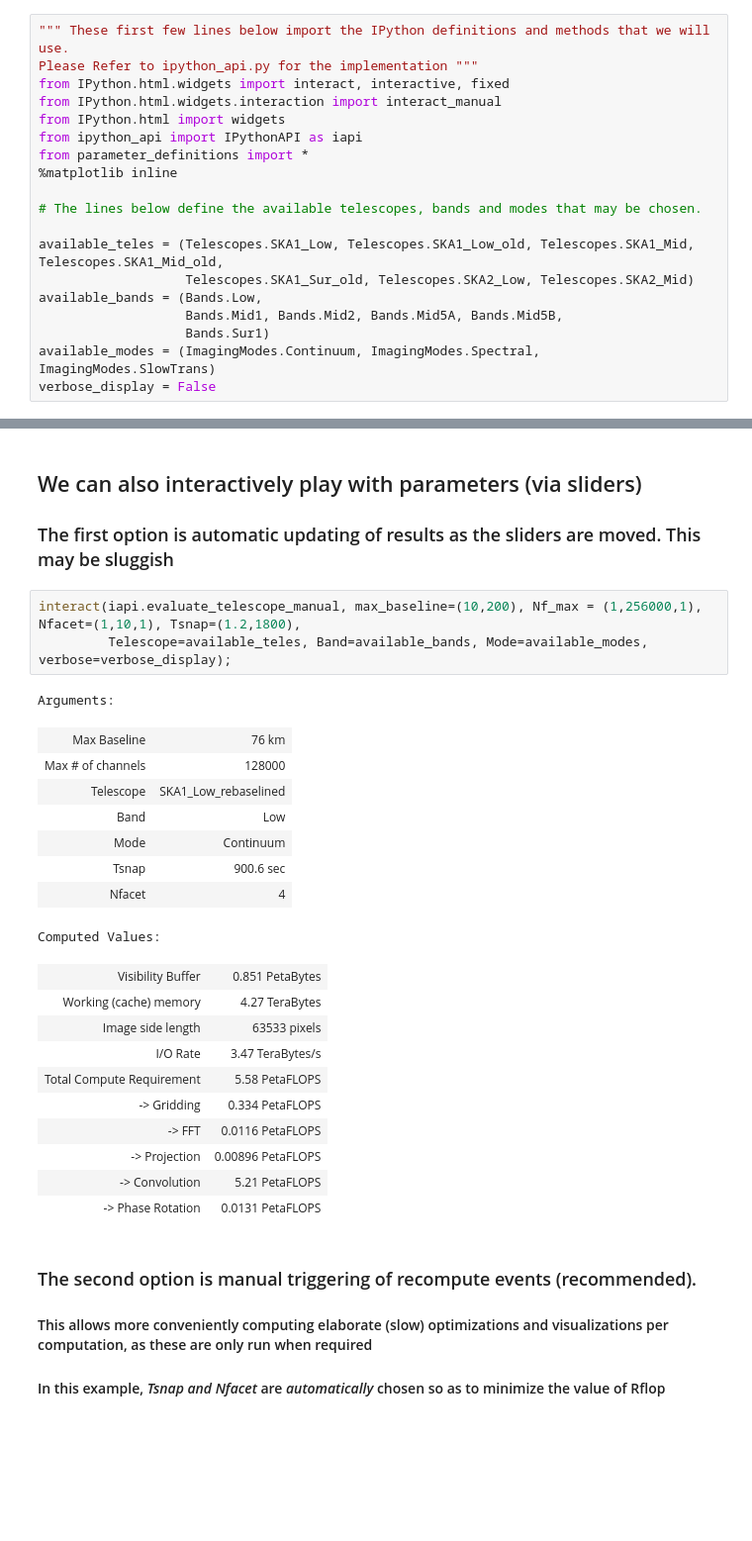
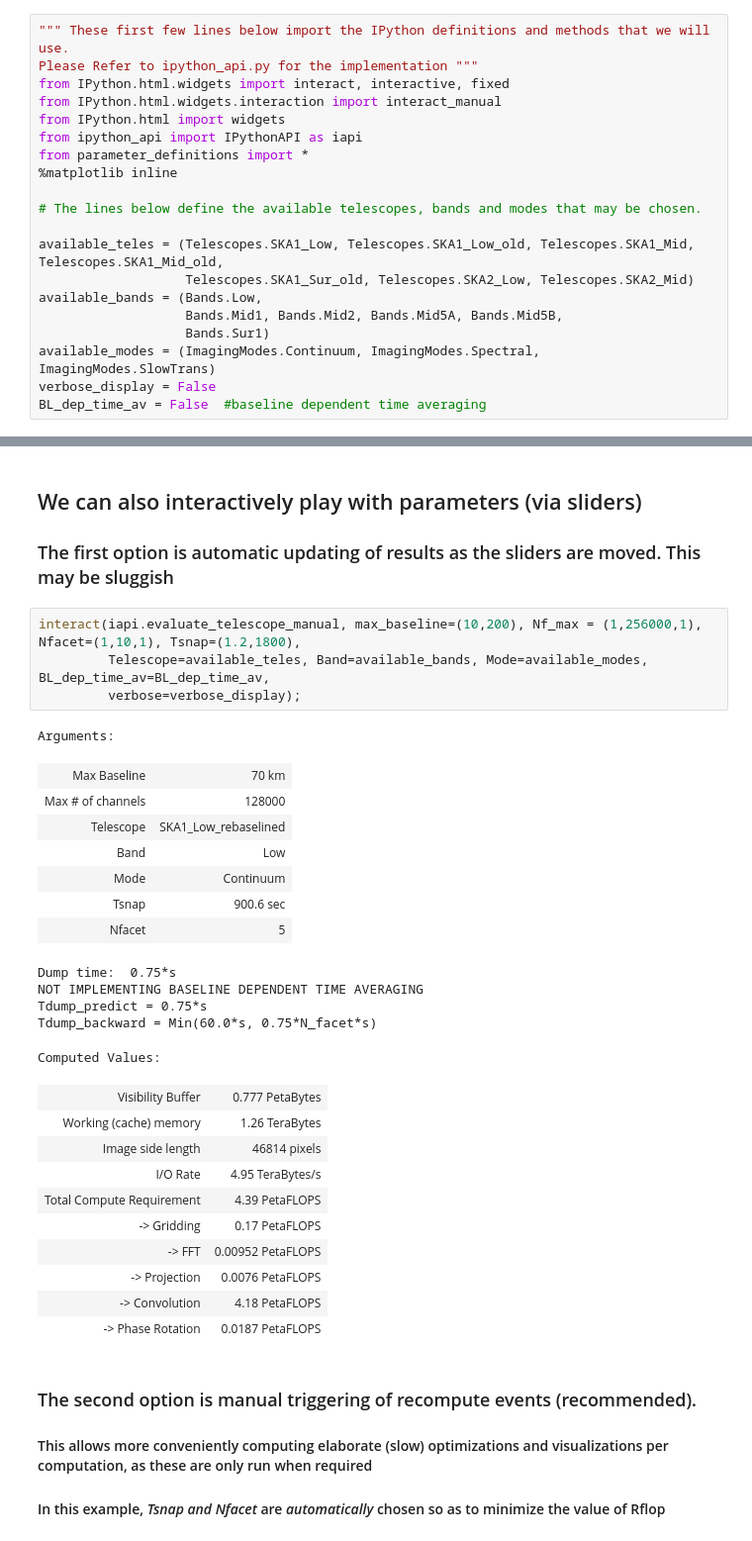
Before and after one commit to top-sim/sdp-par-model, a Jupyter notebook: iPython/SKA1_Imaging_Performance_Model.ipynb, the cells around one changed output, grey strips where cells are left out. Shown at 99% size. Drawn from its saved outputs; the diff is of its cells as text; blank space fills up the shorter version.

```diff
--- a/iPython/SKA1_Imaging_Performance_Model.ipynb
+++ b/iPython/SKA1_Imaging_Performance_Model.ipynb
@@ -21,6 +21,7 @@ available_bands = (Bands.Low,
                    Bands.Sur1)
 available_modes = (ImagingModes.Continuum, ImagingModes.Spectral, ImagingModes.SlowTrans)
 verbose_display = False
+BL_dep_time_av = False  #baseline dependent time averaging
 # %% [output]
 :0: FutureWarning: IPython widgets are experimental and may change in the future.
 # %% [markdown]
@@ -55,27 +73,32 @@ Computed Values:
 ### The first option is automatic updating of results as the sliders are moved. This may be sluggish
 # %%
 interact(iapi.evaluate_telescope_manual, max_baseline=(10,200), Nf_max = (1,256000,1), Nfacet=(1,10,1), Tsnap=(1.2,1800),
-         Telescope=available_teles, Band=available_bands, Mode=available_modes, verbose=verbose_display);
+         Telescope=available_teles, Band=available_bands, Mode=available_modes, BL_dep_time_av=BL_dep_time_av,
+         verbose=verbose_display);
 # %% [output]
 Arguments:
-| Max Baseline | 76 km |
+| Max Baseline | 70 km |
 | Max # of channels | 128000 |
 | Telescope | SKA1_Low_rebaselined |
 | Band | Low |
 | Mode | Continuum |
 | Tsnap | 900.6 sec |
-| Nfacet | 4 |
+| Nfacet | 5 |
-Computed Values:
+Dump time:  0.75*s
+NOT IMPLEMENTING BASELINE DEPENDENT TIME AVERAGING
+Tdump_predict = 0.75*s
+Tdump_backward = Min(60.0*s, 0.75*N_facet*s)
+Computed Values:
-| Visibility Buffer | 0.851 PetaBytes |
-| Working (cache) memory | 4.27 TeraBytes |
-| Image side length | 63533 pixels |
-| I/O Rate | 3.47 TeraBytes/s |
-| Total Compute Requirement | 5.58 PetaFLOPS |
-| -> Gridding | 0.334 PetaFLOPS |
-| -> FFT | 0.0116 PetaFLOPS |
-| -> Projection | 0.00896 PetaFLOPS |
-| -> Convolution | 5.21 PetaFLOPS |
-| -> Phase Rotation | 0.0131 PetaFLOPS |
+| Visibility Buffer | 0.777 PetaBytes |
+| Working (cache) memory | 1.26 TeraBytes |
+| Image side length | 46814 pixels |
+| I/O Rate | 4.95 TeraBytes/s |
+| Total Compute Requirement | 4.39 PetaFLOPS |
+| -> Gridding | 0.17 PetaFLOPS |
+| -> FFT | 0.00952 PetaFLOPS |
+| -> Projection | 0.0076 PetaFLOPS |
+| -> Convolution | 4.18 PetaFLOPS |
+| -> Phase Rotation | 0.0187 PetaFLOPS |
 # %% [markdown]
 ### The second option is manual triggering of recompute events (recommended).
 
```
Also changed, not shown: parts of 2 cells of this notebook, 5 other files.
